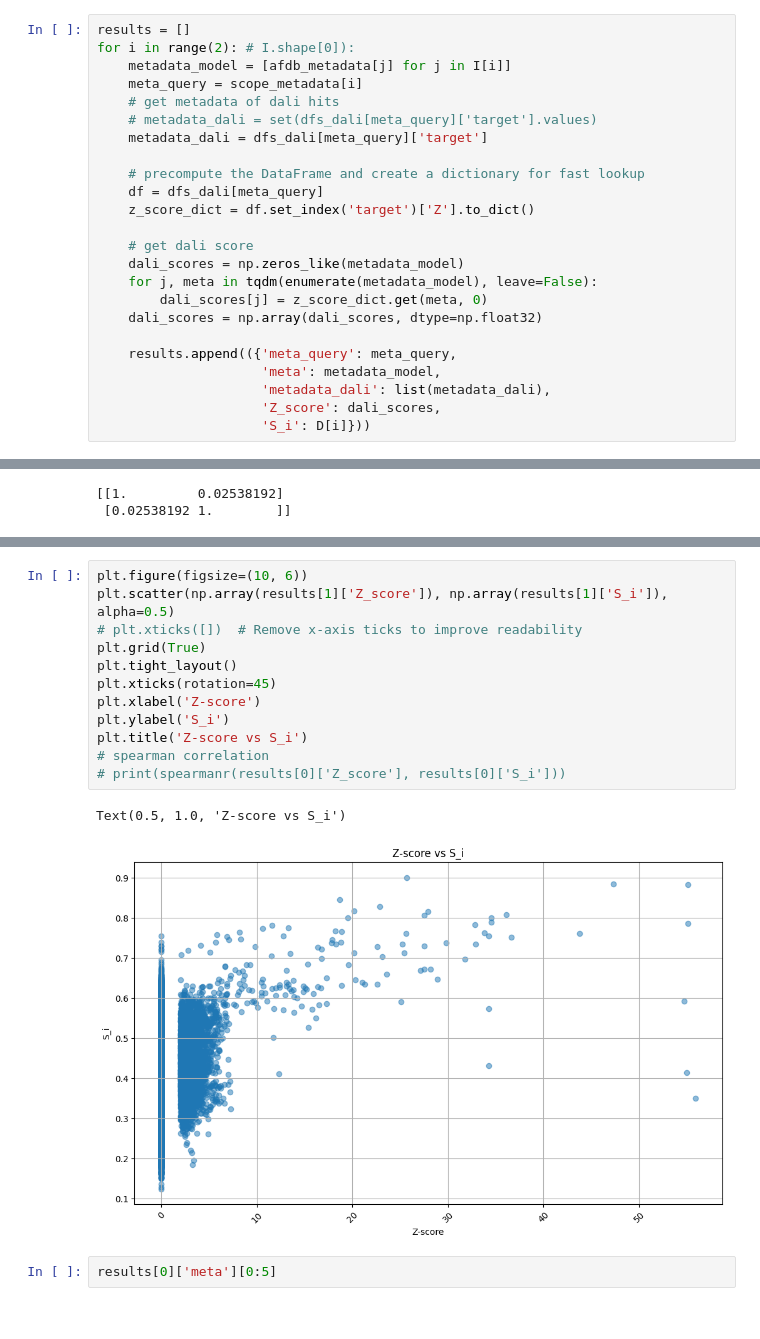
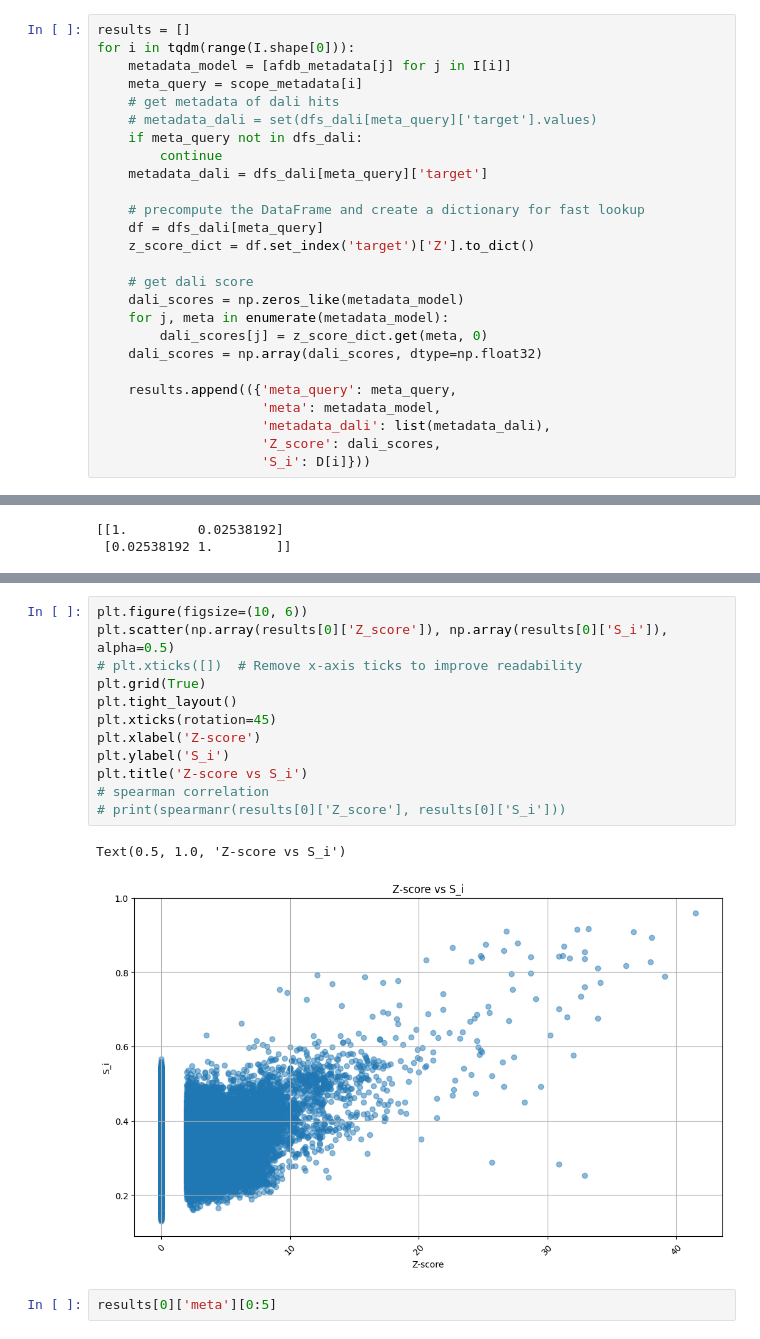
Before and after one commit to ronboger/conformal-protein-retrieval, a Jupyter notebook: afdb/analyze_afdb_tm_vec.ipynb, the cells around one changed output, grey strips where cells are left out. Cells and saved outputs as stored; diff of their text form.

```diff
--- a/afdb/analyze_afdb_tm_vec.ipynb
+++ b/afdb/analyze_afdb_tm_vec.ipynb
@@ -147,11 +143,13 @@ def jaccard_similarity(set1, set2):
     return len(intersection) / len(union)
 # %%
 results = []
-for i in range(2): # I.shape[0]):
+for i in tqdm(range(I.shape[0])):
     metadata_model = [afdb_metadata[j] for j in I[i]]
     meta_query = scope_metadata[i]
     # get metadata of dali hits
     # metadata_dali = set(dfs_dali[meta_query]['target'].values)
+    if meta_query not in dfs_dali:
+        continue
     metadata_dali = dfs_dali[meta_query]['target']
 
     # precompute the DataFrame and create a dictionary for fast lookup
@@ -160,7 +158,7 @@ for i in range(2): # I.shape[0]):
 
     # get dali score
     dali_scores = np.zeros_like(metadata_model)
-    for j, meta in tqdm(enumerate(metadata_model), leave=False):
+    for j, meta in enumerate(metadata_model):
         dali_scores[j] = z_score_dict.get(meta, 0)
     dali_scores = np.array(dali_scores, dtype=np.float32)
 
@@ -242,18 +528,18 @@ print(np.corrcoef(results[0]['Z_score'], results[0]['S_i']))
 # %%
 plt.figure(figsize=(10, 6))
-plt.scatter(np.array(results[1]['Z_score']), np.array(results[1]['S_i']), alpha=0.5)
+plt.scatter(np.array(results[0]['Z_score']), np.array(results[0]['S_i']), alpha=0.5)
 # plt.xticks([])  # Remove x-axis ticks to improve readability
 plt.grid(True)
 plt.tight_layout()
 plt.xticks(rotation=45)
 plt.xlabel('Z-score')
 plt.ylabel('S_i')
 plt.title('Z-score vs S_i')
 # spearman correlation
 # print(spearmanr(results[0]['Z_score'], results[0]['S_i']))
 # %% [output]
 Text(0.5, 1.0, 'Z-score vs S_i')
-[figure, old version]
+[figure, new version]
 # %%
 results[0]['meta'][0:5]
 # %% [output]
```
Also changed, not shown: parts of 39 cells of this notebook, 1 other file.
